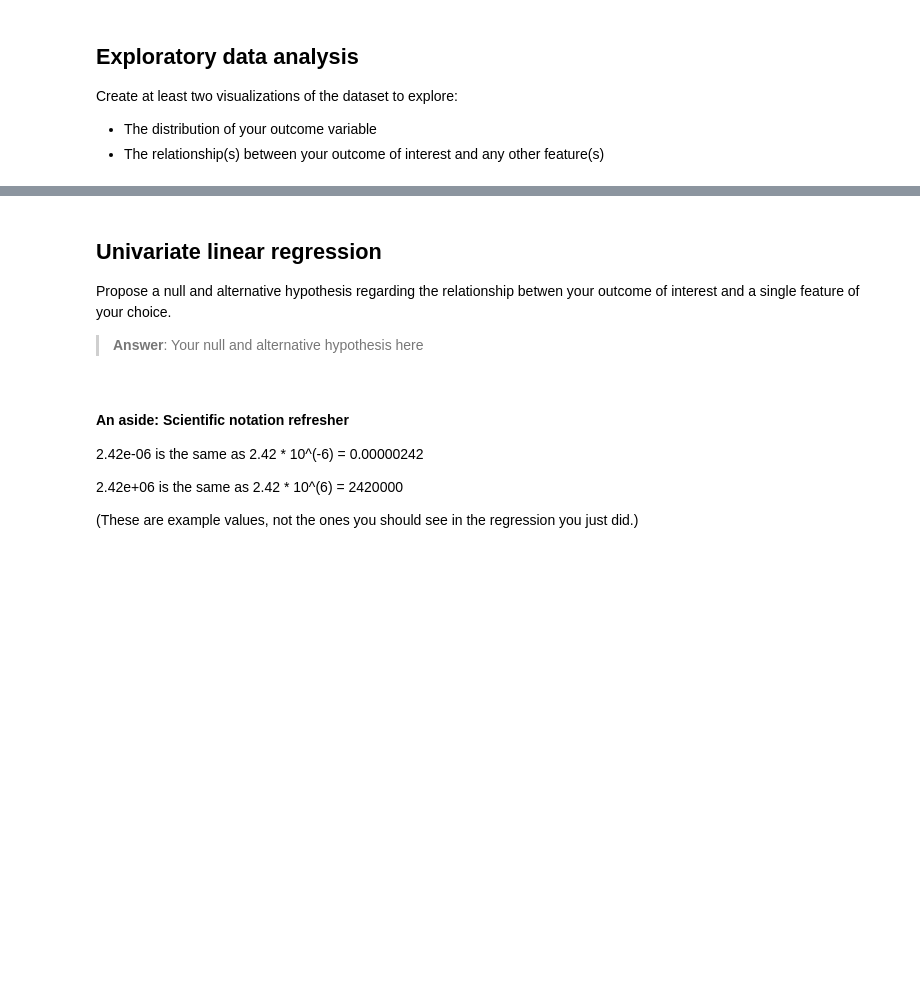
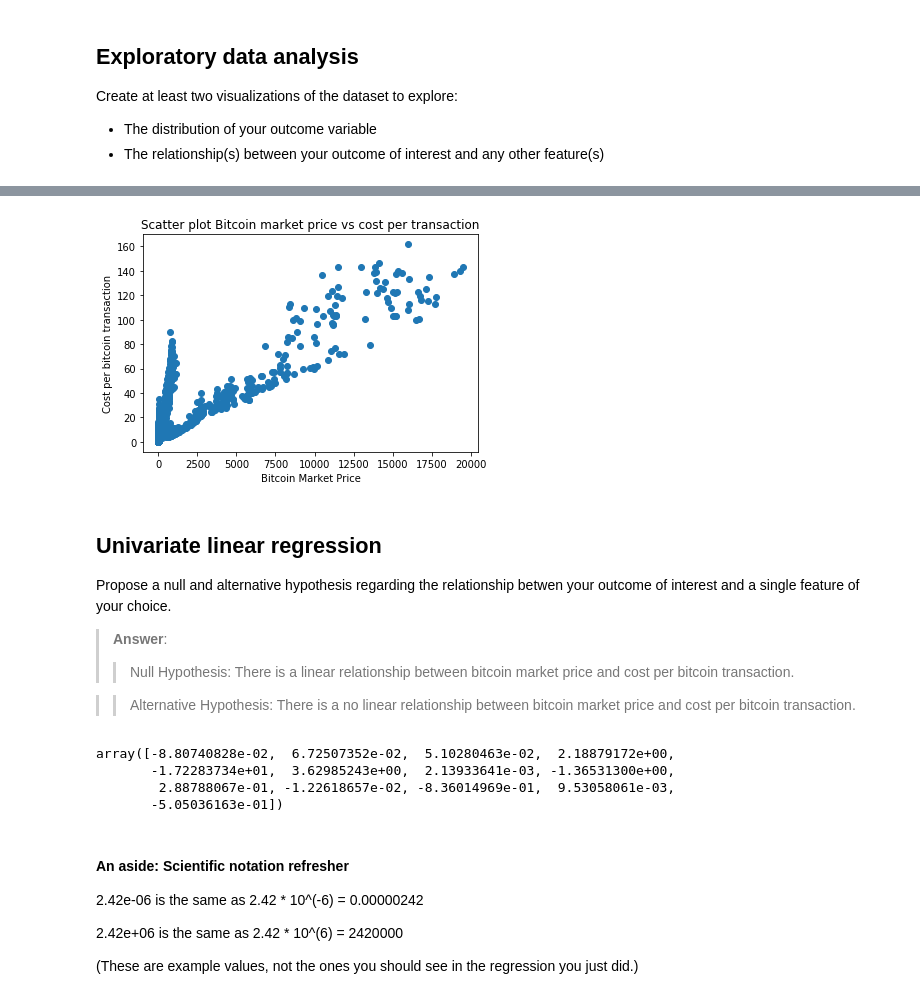
Before and after one commit to poojaram/linear-logistic-modelling, a Jupyter notebook: 02-crypto-currencty.ipynb, the cells around one changed output, grey strips where cells are left out. Drawn from its saved outputs; the diff is of its cells as text; code cells hidden in the pictures; blank space fills up the shorter version.

```diff
--- a/02-crypto-currencty.ipynb
+++ b/02-crypto-currencty.ipynb
@@ -44,9 +70,19 @@ Create at least two visualizations of the dataset to explore:
 # %%
 # Comparison of outcome to the variable(s) of your choice
 # This should be based on a question you want to answer
 # (e.g., is bitcoin price related to XX)
+plt.scatter(df.btc_market_price, df.btc_cost_per_transaction)
+plt.title("Scatter plot Bitcoin market price vs cost per transaction")
+plt.xlabel("Bitcoin Market Price")
+plt.ylabel("Cost per bitcoin transaction")
+plt.show()
+# %% [output]
+[figure, added]
 # %% [markdown]
 ## Univariate linear regression
 Propose a null and alternative hypothesis regarding the relationship betwen your outcome of interest and a single feature of your choice.
 
-> **Answer**: Your null and alternative hypothesis here
+> **Answer**:
+>> Null Hypothesis: There is a linear relationship between bitcoin market price and cost per bitcoin transaction.
+
+>>Alternative Hypothesis: There is a no linear relationship between bitcoin market price and cost per bitcoin transaction.
@@ -55,3 +89,34 @@ Propose a null and alternative hypothesis regarding the relationship betwen your
+# %%
+# Use a linear regression to assess your null hypothesis
+
+
+#import matplotlib.pyplot as plt
+#import numpy as np
+#from sklearn import datasets, linear_model, metrics
+
+# load the boston dataset
+#boston = datasets.load_boston(return_X_y=False)
+
+# defining feature matrix(X) and response vector(y)
+#X = boston.data
+#y = boston.target
+
+# splitting X and y into training and testing sets
+from sklearn.model_selection import train_test_split
+X_train, X_test, y_train, y_test = train_test_split(X, y, test_size=0.4,
+                                                    random_state=1)
+
+# create linear regression object
+reg = linear_model.LinearRegression()
+
+# train the model using the training sets
+reg.fit(X_train, y_train)
+#reg.coef_
+# %% [output]
+array([-8.80740828e-02,  6.72507352e-02,  5.10280463e-02,  2.18879172e+00,
+       -1.72283734e+01,  3.62985243e+00,  2.13933641e-03, -1.36531300e+00,
+        2.88788067e-01, -1.22618657e-02, -8.36014969e-01,  9.53058061e-03,
+       -5.05036163e-01])
 # %% [markdown]
 #### An aside: Scientific notation refresher
 
```
Also changed, not shown: parts of 13 cells of this notebook, 2 other files.
